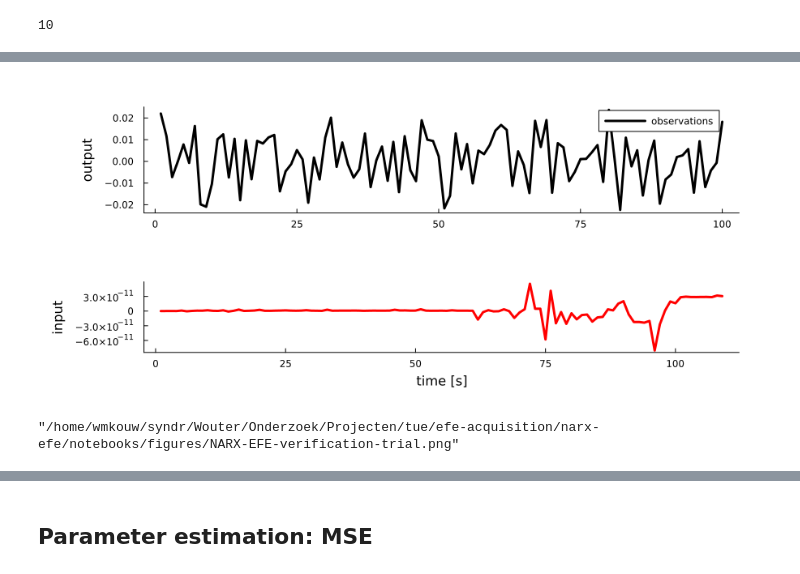
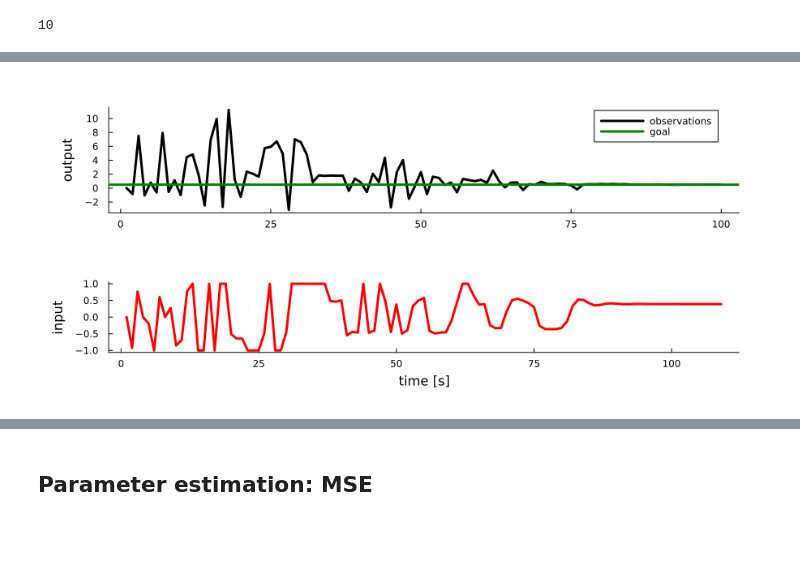
Before and after one commit to wmkouw/narx-efe, a Jupyter notebook: notebooks/NARX-EFE learningrate.ipynb, the cells around one changed output, grey strips where cells are left out. Cells and saved outputs as stored; diff of their text form; code cells hidden in the pictures; blank space fills up the shorter version.

Commit message:
Ran experiment with learning rate.

```diff
--- a/notebooks/NARX-EFE learningrate.ipynb
+++ b/notebooks/NARX-EFE learningrate.ipynb
@@ -81,7 +81,7 @@ plot(sys_coefficients)
 [figure]
 # %%
 # Specify prior distributions
-pτ0 = GammaShapeRate(1e2, 1e0)
+pτ0 = GammaShapeRate(1e0, 1e0)
 pθ0 = MvNormalMeanCovariance(zeros(M), 1e2diagm(ones(M)))
-goal = NormalMeanVariance(0.5, 1e-3)
+goal = NormalMeanVariance(0.5, 10.0)
 # %% [output]
@@ -317,16 +318,12 @@ plot(FE_EFE[:], xlabel="updates (time x num_iters)", ylabel="F[q]")
 # %%
 p1 = plot(y_EFE, color="black", label="observations", ylabel="output")
-# hline!([mean(goal)], color="green", label="goal")
+hline!([mean(goal)], color="green", label="goal")
 # vline!([T], color="purple", linestyle=:dash, label="cut")
 p4 = plot(u_EFE[1:end-1], color="red", ylabel="input", xlabel="time [s]")
 
 plot(p1,p4, layout=grid(2,1, heights=[.6, .4]), size=(900,400))
 # %% [output]
-[figure, old version]
+[figure, new version]
-# %%
-savefig("figures/NARX-EFE-verification-trial.png")
-# %% [output]
-"/home/wmkouw/syndr/Wouter/Onderzoek/Projecten/tue/efe-acquisition/narx-efe/notebooks/figures/NARX-EFE-verification-trial.png"
 # %%
 dSθ_EFE = [det(cov(pθ_EFE[k])) for k in 1:N]
 final_dSθ_EFE = dSθ_EFE[end]
```
Also changed, not shown: parts of 23 cells of this notebook, 2 other files.
